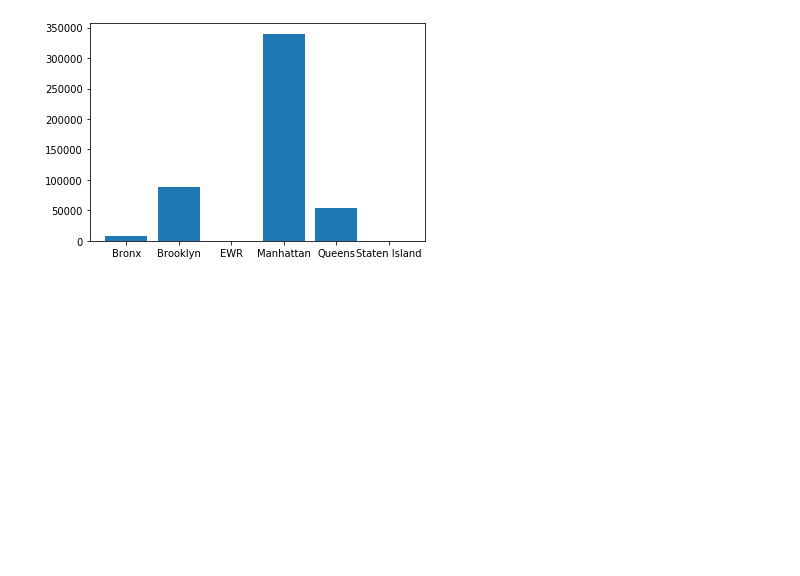
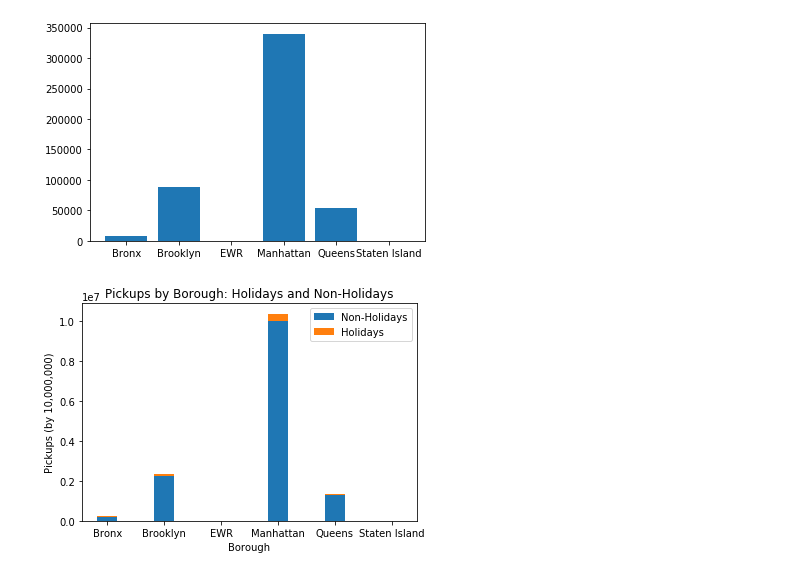
Before and after one commit to iliveonit/Project1-2020, a Jupyter notebook: UberEvents.ipynb, the cells around one changed output. Drawn from its saved outputs; the diff is of its cells as text; code cells hidden in the pictures; blank space fills up the shorter version.

Commit message:
Coded a stacked bar chart of pickups by borough for both holidays and non-holidays.

```diff
--- a/UberEvents.ipynb
+++ b/UberEvents.ipynb
@@ -102,3 +102,17 @@ plt.xticks(tick_locations, ["Bronx", "Brooklyn", "EWR", "Manhattan", "Queens", "
   <matplotlib.axis.XTick at 0x...>],
  <a list of 6 Text xticklabel objects>)
 [figure]
+# %%
+# stacked bar chart
+p1 = plt.bar(x_axis, holi_no, width = .35)
+p2 = plt.bar(x_axis, holi_yes, width = .35, bottom = holi_no)
+
+plt.ylabel("Pickups (by 10,000,000)")
+plt.xlabel("Borough")
+tick_locations = [value for value in x_axis]
+plt.xticks(tick_locations, ["Bronx", "Brooklyn", "EWR", "Manhattan", "Queens", "Staten Island"])
+plt.title("Pickups by Borough: Holidays and Non-Holidays")
+plt.legend((p1, p2), ("Non-Holidays", "Holidays"))
+plt.show()
+# %% [output]
+[figure, added]
```
